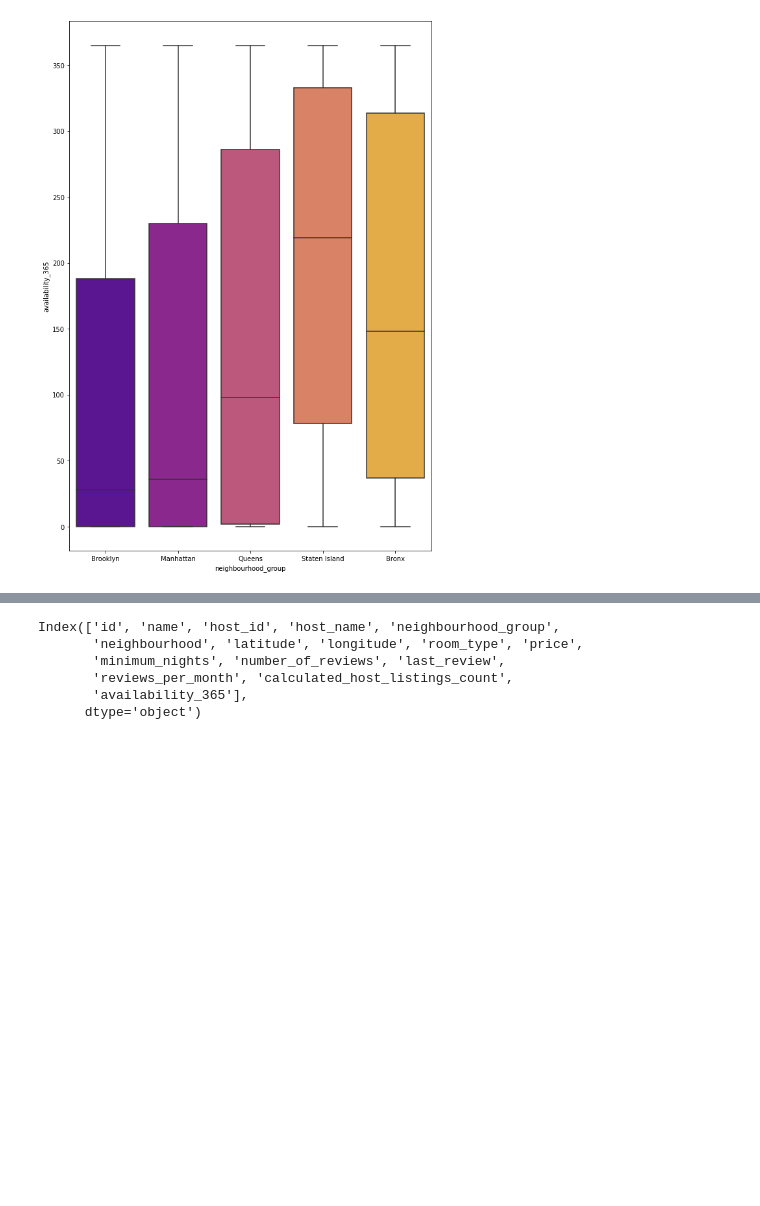
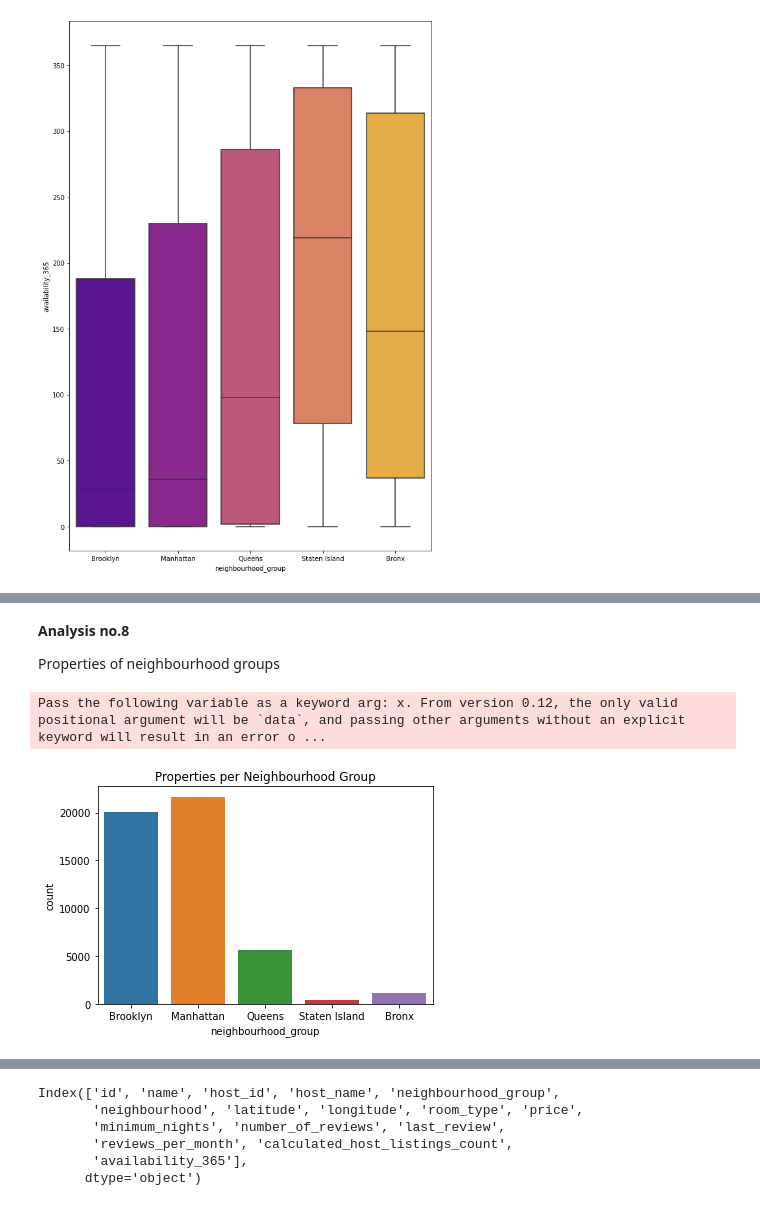
Before and after one commit to nikunjsonule/Airbnb-Booking-Analysis, a Jupyter notebook: Airbnb_Bookings_Analysis_Capstone_Project.ipynb, the cells around one changed output, grey strips where cells are left out. Saved outputs shown, nothing was run; the diff lists cells and outputs as text; code cells hidden in the pictures; blank space fills up the shorter version.

```diff
--- a/Airbnb_Bookings_Analysis_Capstone_Project.ipynb
+++ b/Airbnb_Bookings_Analysis_Capstone_Project.ipynb
@@ -287,0 +348,13 @@ plt.show()
+# %% [markdown]
+**Analysis no.8**
+
+ Properties of neighbourhood groups
+# %%
+#how much properties are owned by each neighbourhood groups
+title = 'Properties per Neighbourhood Group'
+sns.countplot(airbnb_copy['neighbourhood_group'])
+plt.title(title)
+plt.ioff()
+# %% [output]
+Pass the following variable as a keyword arg: x. From version 0.12, the only valid positional argument will be `data`, and passing other arguments without an explicit keyword will result in an error o ...
+[figure, added]
```
Also changed, not shown: parts of 32 cells of this notebook.
